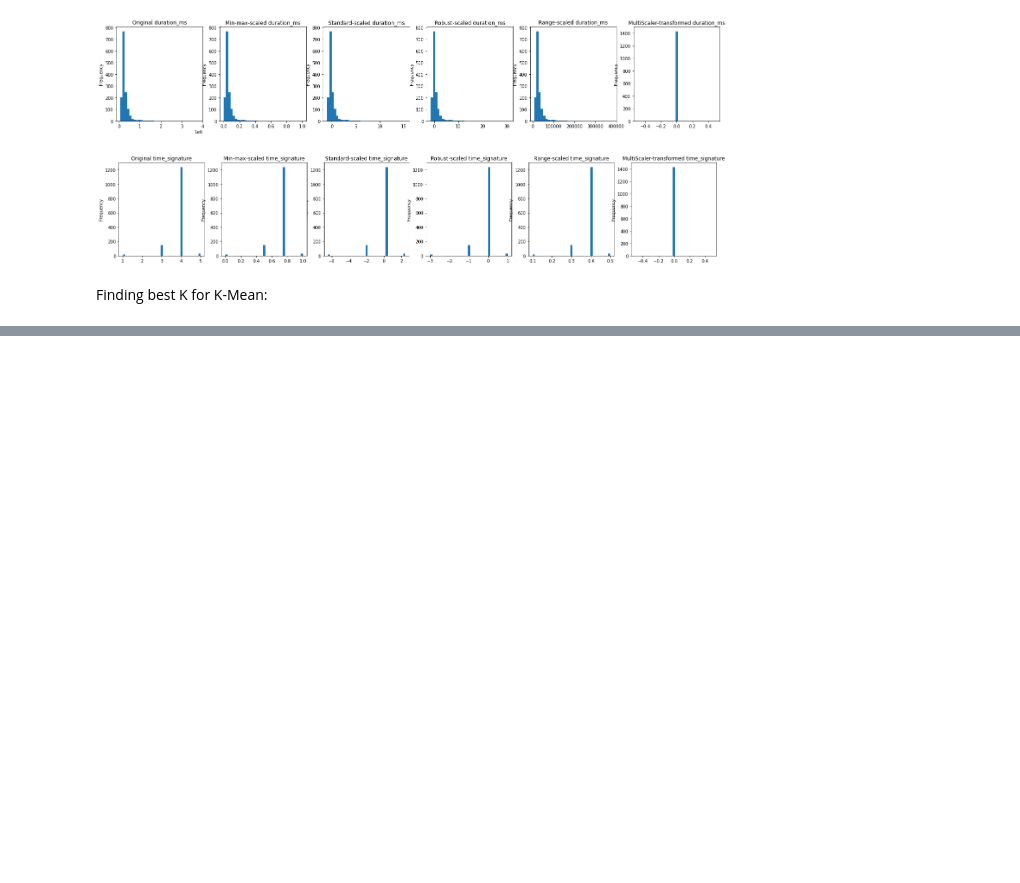
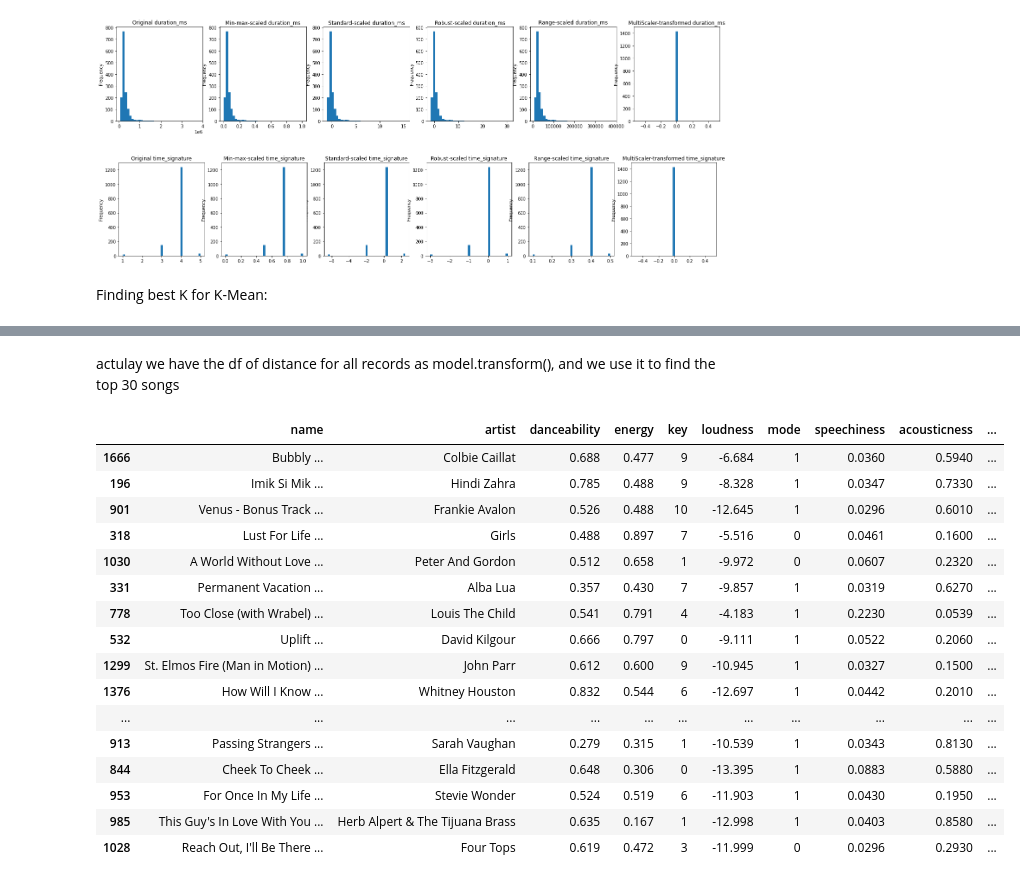
Before and after one commit to sherwan-m/Moosic_co_project, a Jupyter notebook: moosic_clustering.ipynb, the cells around one changed output, grey strips where cells are left out. Drawn from its saved outputs; the diff is of its cells as text; code cells hidden in the pictures; blank space fills up the shorter version.

```diff
--- a/moosic_clustering.ipynb
+++ b/moosic_clustering.ipynb
@@ -437,32 +404,11 @@ drop_columns=['artist', 'type', 'id','html']
 df_au_numerics = df_audio_features.set_index('name')
 # drop the wxtra columns
 df_au_numerics.drop(columns = drop_columns, inplace= True)
-# %%
-
-#just for making our list of scaler i save the scalers in small names variables
-max_s = preprocessing.MaxAbsScaler
-min_max_s = preprocessing.MinMaxScaler
-standard_s = preprocessing.StandardScaler
-robust_s = preprocessing.RobustScaler
-
-#this function get a data frame and a list of (scalers names, weight) for each column
-#and it return a scaled data frame with the input list
-def multy_sk_scaler(df,fn_list):
-    index=0
-    scaled_df = pd.DataFrame()#create aan empty dataframe
-    for col_name in df.columns: # for each columns
-        #save the scaler function in scaler_fn and fit it just by the column that we want to apply
-        scaler_fn = fn_list[index][0]()
-        scaler_fn.fit(df[[col_name,col_name]])
-        #aplly the scaler and add the result in a column with same name
-        scaled_df[col_name]=(scaler_fn.transform(df[[col_name,col_name]])[:,0]) *fn_list[index][1] # multiply by the weight for column
-        index+=1
-    return scaled_df
 # %%
-#create a list of scale_types and weight for each column
-list_functions = [(max_s,1.3), (max_s,1.3),(max_s,1),(min_max_s,1), (max_s,1), (max_s,1.2), (max_s,1.3), (max_s,1.2), (max_s,1), (max_s,1.2), (min_max_s,1), (max_s,0), (max_s,0)]
+#we use the tuned scaler list from the exploration part
+scaler_list = [(max_s,1.4), (max_s,1.5),(max_s,0.5),(min_max_s,0), (min_max_s,1), (max_s,1.2), (max_s,1.5), (max_s,1.2), (max_s,1), (max_s,1.2), (min_max_s,1.3), (max_s,0), (max_s,0)]
 #apply the multy_scaler_fn to normilize the dataframe
-multy_scaled_df = multy_sk_scaler(df_au_numerics, list_functions)
+multy_scaled_df = multy_sk_scaler(df_au_numerics, scaler_list)
 
 #normilize dataframe by just MinMaxScaler()
 fn_minmax = preprocessing.MinMaxScaler()
@@ -635,0 +498,31 @@ plt.show()
+# %% [markdown]
+actulay we have the df of distance for all records as model.transform(), and we use it to find the top 30 songs
+# %%
+def get_playlist(model, main_df, norm_df, cluster, num_songs):
+    cluster_distances = model.transform(norm_df) # Calculate distances of each instance to every centroid
+    cluster_distances = pd.DataFrame(cluster_distances) # Convert ndArray to DF
+    cluster_distances['cluster'] = model.labels_
+    cluster_k = cluster_distances.loc[cluster_distances['cluster'] == cluster][cluster] # Select rows belonging to cluster k and select distances to centroid k only
+    cluster_k_indices = cluster_k.sort_values().index.to_list()[0:num_songs] # sort in ascending order of distances, and select top
+
+    return main_df.loc[cluster_k_indices]
+# %%
+get_playlist(my_kmeans,df_audio_features , multy_scaled_df,0,30)
+# %% [output]
+|  | name | artist | danceability | energy | key | loudness | mode | speechiness | acousticness | ... |
+| 1666 | Bubbly ... | Colbie Caillat | 0.688 | 0.477 | 9 | -6.684 | 1 | 0.0360 | 0.5940 | ... |
+| 196 | Imik Si Mik ... | Hindi Zahra | 0.785 | 0.488 | 9 | -8.328 | 1 | 0.0347 | 0.7330 | ... |
+| 901 | Venus - Bonus Track ... | Frankie Avalon | 0.526 | 0.488 | 10 | -12.645 | 1 | 0.0296 | 0.6010 | ... |
+| 318 | Lust For Life ... | Girls | 0.488 | 0.897 | 7 | -5.516 | 0 | 0.0461 | 0.1600 | ... |
+| 1030 | A World Without Love ... | Peter And Gordon | 0.512 | 0.658 | 1 | -9.972 | 0 | 0.0607 | 0.2320 | ... |
+| 331 | Permanent Vacation ... | Alba Lua | 0.357 | 0.430 | 7 | -9.857 | 1 | 0.0319 | 0.6270 | ... |
+| 778 | Too Close (with Wrabel) ... | Louis The Child | 0.541 | 0.791 | 4 | -4.183 | 1 | 0.2230 | 0.0539 | ... |
+| 532 | Uplift ... | David Kilgour | 0.666 | 0.797 | 0 | -9.111 | 1 | 0.0522 | 0.2060 | ... |
+| 1299 | St. Elmos Fire (Man in Motion) ... | John Parr | 0.612 | 0.600 | 9 | -10.945 | 1 | 0.0327 | 0.1500 | ... |
+| 1376 | How Will I Know ... | Whitney Houston | 0.832 | 0.544 | 6 | -12.697 | 1 | 0.0442 | 0.2010 | ... |
+| ... | ... | ... | ... | ... | ... | ... | ... | ... | ... | ... |
+| 913 | Passing Strangers ... | Sarah Vaughan | 0.279 | 0.315 | 1 | -10.539 | 1 | 0.0343 | 0.8130 | ... |
+| 844 | Cheek To Cheek ... | Ella Fitzgerald | 0.648 | 0.306 | 0 | -13.395 | 1 | 0.0883 | 0.5880 | ... |
+| 953 | For Once In My Life ... | Stevie Wonder | 0.524 | 0.519 | 6 | -11.903 | 1 | 0.0430 | 0.1950 | ... |
+| 985 | This Guy's In Love With You ... | Herb Alpert & The Tijuana Brass | 0.635 | 0.167 | 1 | -12.998 | 1 | 0.0403 | 0.8580 | ... |
+| 1028 | Reach Out, I'll Be There ... | Four Tops | 0.619 | 0.472 | 3 | -11.999 | 0 | 0.0296 | 0.2930 | ... |
```
Also changed, not shown: parts of 26 cells of this notebook.
